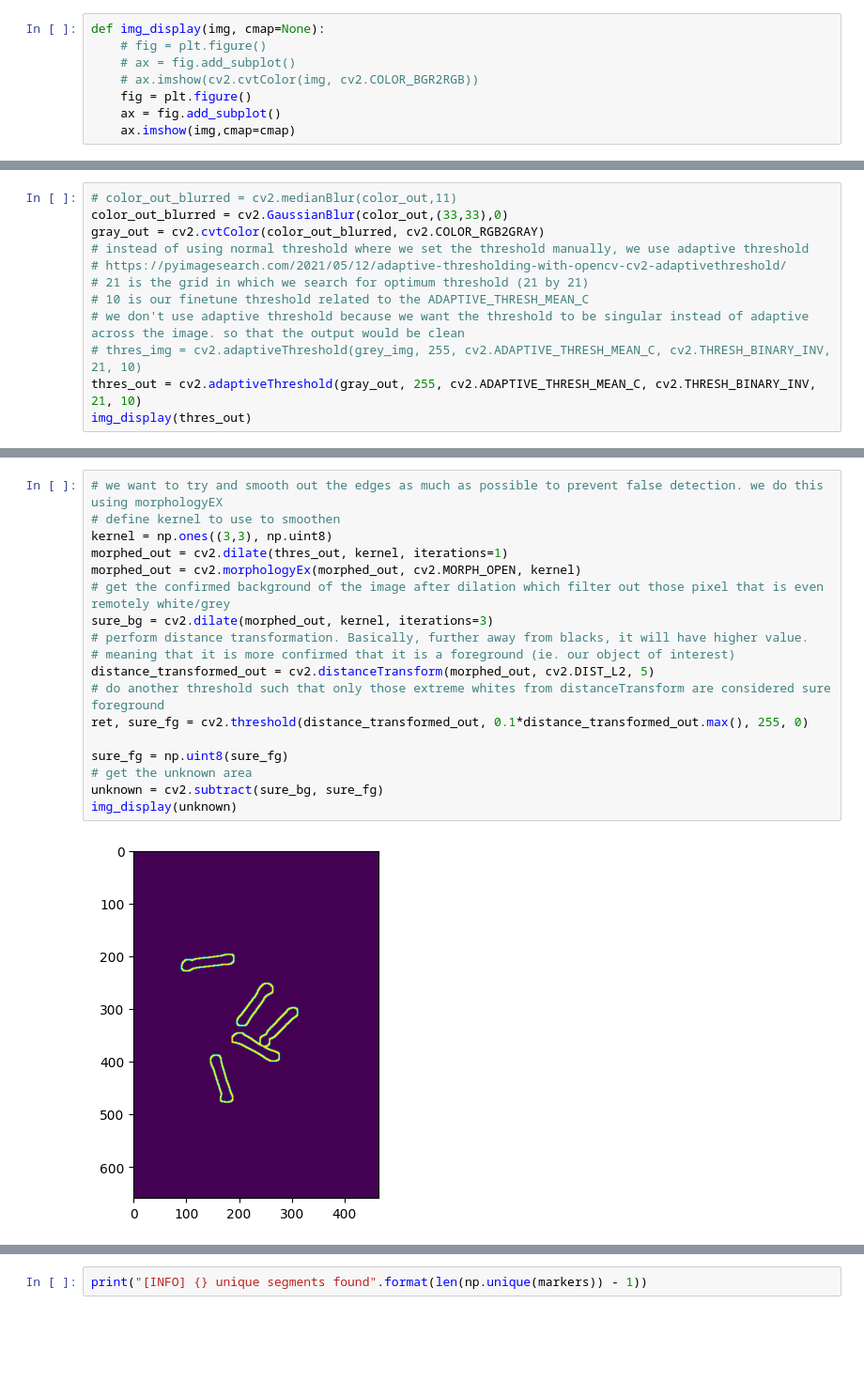
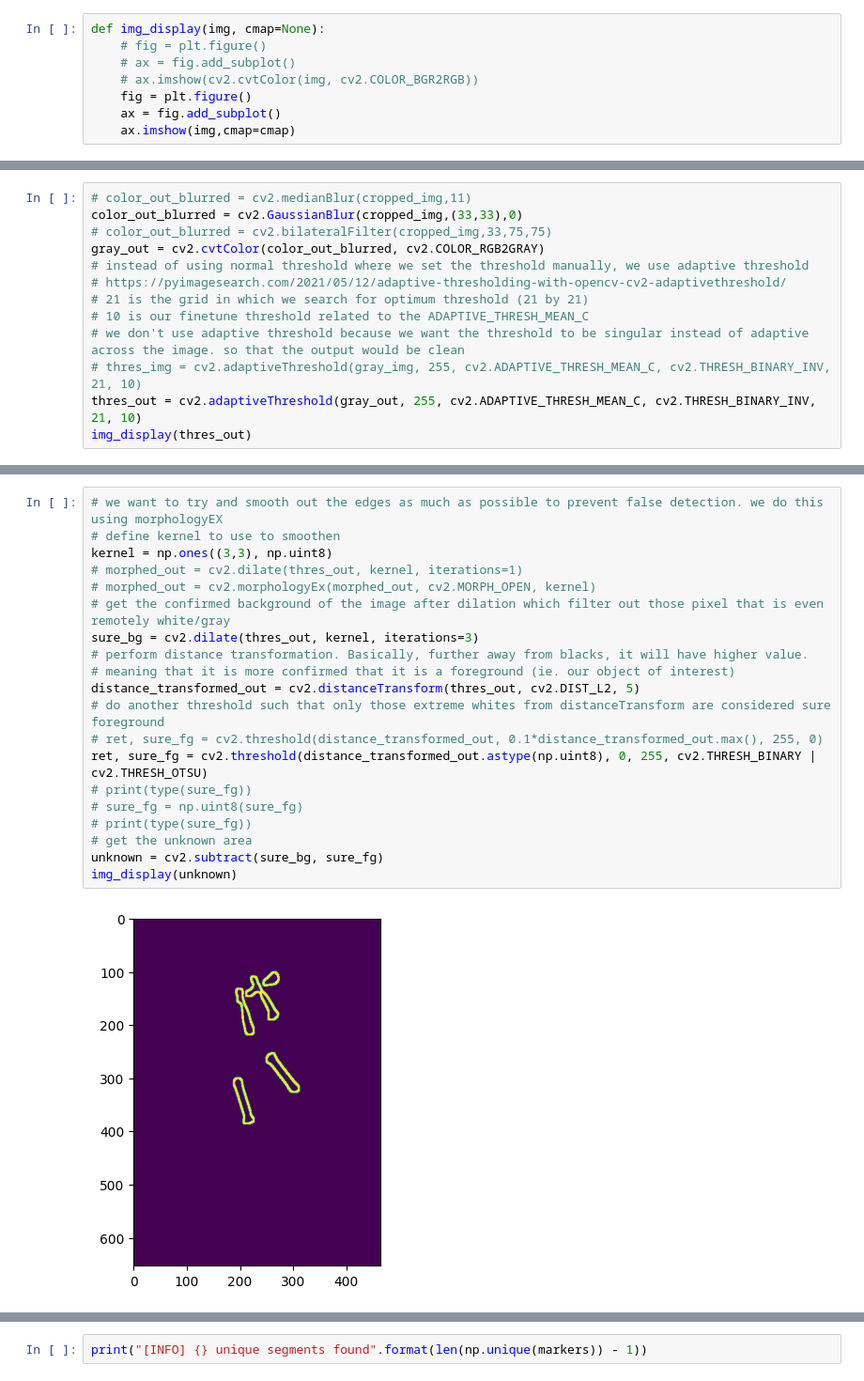
Before and after one commit to erjieyong/Generic_Object_Detection, a Jupyter notebook: Generic_Object_Detection.ipynb, the cells around one changed output, grey strips where cells are left out. Shown at 94% size. Drawn from its saved outputs; the diff is of its cells as text; blank space fills up the shorter version.

```diff
--- a/Generic_Object_Detection.ipynb
+++ b/Generic_Object_Detection.ipynb
@@ -94,13 +213,14 @@ img_display(cropped_img)
 # %%
-# color_out_blurred = cv2.medianBlur(color_out,11)
-color_out_blurred = cv2.GaussianBlur(color_out,(33,33),0)
+# color_out_blurred = cv2.medianBlur(cropped_img,11)
+color_out_blurred = cv2.GaussianBlur(cropped_img,(33,33),0)
+# color_out_blurred = cv2.bilateralFilter(cropped_img,33,75,75)
 gray_out = cv2.cvtColor(color_out_blurred, cv2.COLOR_RGB2GRAY)
 # instead of using normal threshold where we set the threshold manually, we use adaptive threshold
 # https://pyimagesearch.com/2021/05/12/adaptive-thresholding-with-opencv-cv2-adaptivethreshold/
 # 21 is the grid in which we search for optimum threshold (21 by 21)
 # 10 is our finetune threshold related to the ADAPTIVE_THRESH_MEAN_C
 # we don't use adaptive threshold because we want the threshold to be singular instead of adaptive across the image. so that the output would be clean
-# thres_img = cv2.adaptiveThreshold(grey_img, 255, cv2.ADAPTIVE_THRESH_MEAN_C, cv2.THRESH_BINARY_INV, 21, 10)
+# thres_img = cv2.adaptiveThreshold(gray_img, 255, cv2.ADAPTIVE_THRESH_MEAN_C, cv2.THRESH_BINARY_INV, 21, 10)
 thres_out = cv2.adaptiveThreshold(gray_out, 255, cv2.ADAPTIVE_THRESH_MEAN_C, cv2.THRESH_BINARY_INV, 21, 10)
 img_display(thres_out)
 # %% [output]
@@ -108,23 +228,25 @@ img_display(thres_out)
 # %%
 # we want to try and smooth out the edges as much as possible to prevent false detection. we do this using morphologyEX
 # define kernel to use to smoothen
 kernel = np.ones((3,3), np.uint8)
-morphed_out = cv2.dilate(thres_out, kernel, iterations=1)
-morphed_out = cv2.morphologyEx(morphed_out, cv2.MORPH_OPEN, kernel)
-# get the confirmed background of the image after dilation which filter out those pixel that is even remotely white/grey
-sure_bg = cv2.dilate(morphed_out, kernel, iterations=3)
+# morphed_out = cv2.dilate(thres_out, kernel, iterations=1)
+# morphed_out = cv2.morphologyEx(morphed_out, cv2.MORPH_OPEN, kernel)
+# get the confirmed background of the image after dilation which filter out those pixel that is even remotely white/gray
+sure_bg = cv2.dilate(thres_out, kernel, iterations=3)
 # perform distance transformation. Basically, further away from blacks, it will have higher value.
 # meaning that it is more confirmed that it is a foreground (ie. our object of interest)
-distance_transformed_out = cv2.distanceTransform(morphed_out, cv2.DIST_L2, 5)
+distance_transformed_out = cv2.distanceTransform(thres_out, cv2.DIST_L2, 5)
 # do another threshold such that only those extreme whites from distanceTransform are considered sure foreground
-ret, sure_fg = cv2.threshold(distance_transformed_out, 0.1*distance_transformed_out.max(), 255, 0)
-
-sure_fg = np.uint8(sure_fg)
+# ret, sure_fg = cv2.threshold(distance_transformed_out, 0.1*distance_transformed_out.max(), 255, 0)
+ret, sure_fg = cv2.threshold(distance_transformed_out.astype(np.uint8), 0, 255, cv2.THRESH_BINARY | cv2.THRESH_OTSU)
+# print(type(sure_fg))
+# sure_fg = np.uint8(sure_fg)
+# print(type(sure_fg))
 # get the unknown area
 unknown = cv2.subtract(sure_bg, sure_fg)
 img_display(unknown)
 # %% [output]
-[figure, old version]
+[figure, new version]
 # %%
 # connectedComponents help us to treat each markers as individual components
 # https://pyimagesearch.com/2021/02/22/opencv-connected-component-labeling-and-analysis/
```
Also changed, not shown: parts of 8 cells of this notebook.
